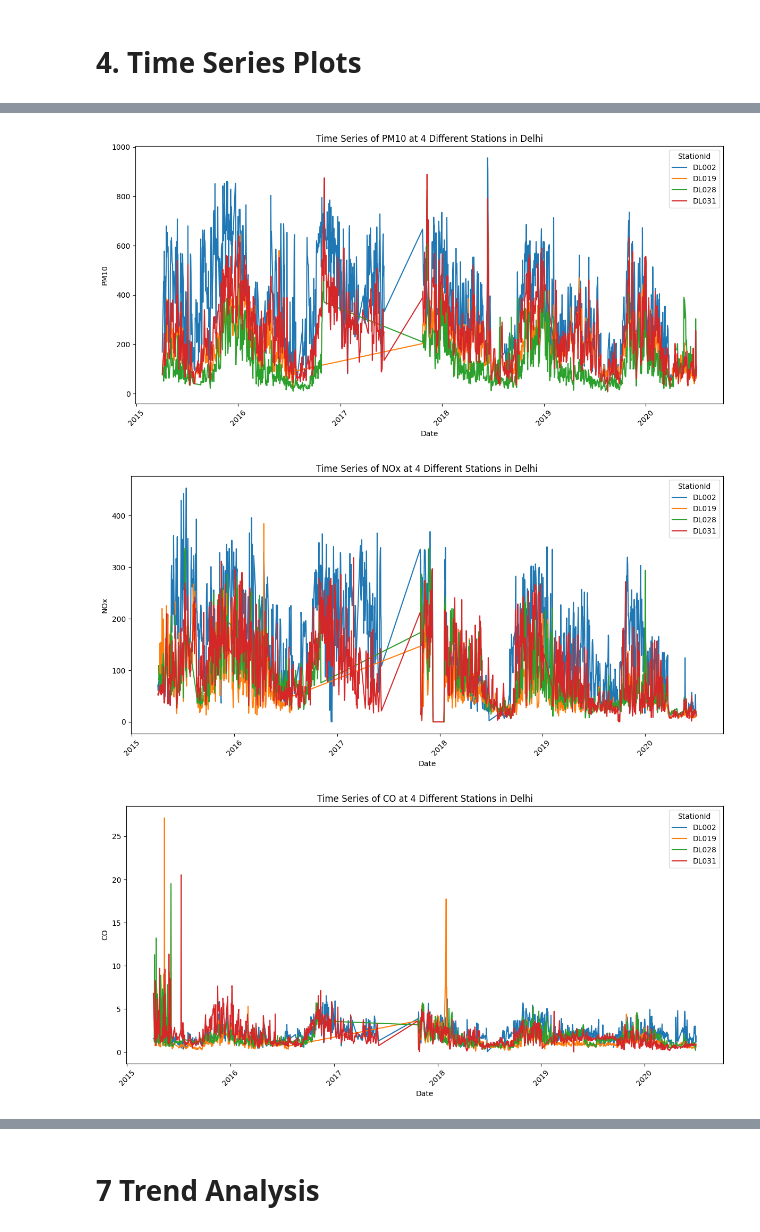
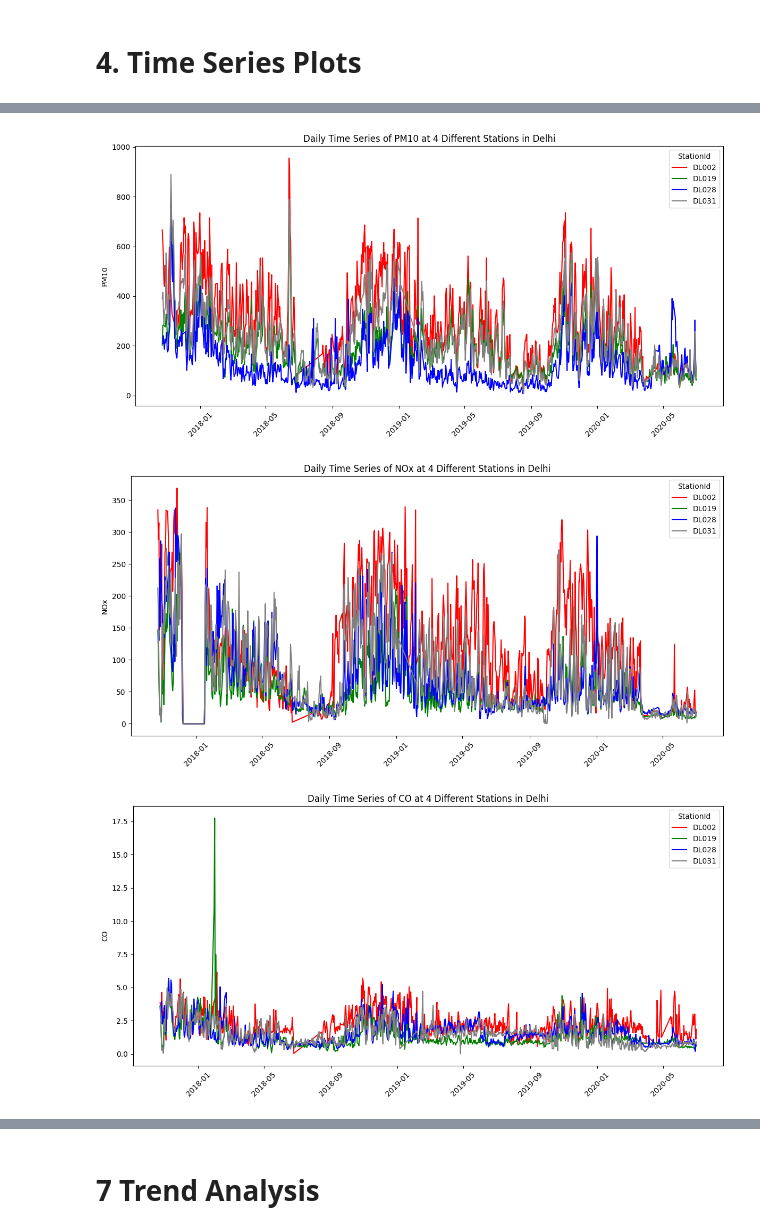
Before and after one commit to oliveira-da-silva-patrick/Workshop1-Project1-AirQualityInIndia, a Jupyter notebook: main.ipynb, the cells around one changed output, grey strips where cells are left out. Saved outputs shown, nothing was run; the diff lists cells and outputs as text; code cells hidden in the pictures.

Commit message:
added time series plots

```diff
--- a/main.ipynb
+++ b/main.ipynb
@@ -89,12 +89,14 @@ selected_stations = ['DL031', 'DL002', 'DL028', 'DL019']
 df = df.filter(
     pl.col('StationId').is_in(selected_stations)
 )
+
+df = df.filter(pl.col("Date") >= pl.lit("2017-10-01").cast(pl.Date))
 # %%
 # List of air quality parameters to plot
-parameters = ['PM2.5', 'PM10', 'NOx', 'CO', 'SO2', 'O3']
+air_metrics = ['PM2.5', 'PM10', 'NOx', 'CO', 'SO2', 'O3']
 # %%
 # Loop through each parameter and plot
-for parameter in parameters:
+for air_metric in air_metrics:
     # Initialize the figure for each parameter
     plt.figure(figsize=(12, 6))
 
@@ -102,14 +104,15 @@ for parameter in parameters:
     sns.lineplot(
         data=df,
         x='Date',
-        y=parameter,
-        hue='StationId'
+        y=air_metric,
+        hue='StationId',
+        palette = ['red', 'green', 'blue', 'grey']
     )
 
     # Set plot title and labels
-    plt.title(f'Time Series of {parameter} at 4 Different Stations in Delhi')
-    plt.ylabel(parameter)
-    plt.xlabel("Date")
+    plt.title(f'Daily Time Series of {air_metric} at 4 Different Stations in Delhi')
+    plt.ylabel(air_metric)
+    plt.xlabel("")
 
     # Rotate the x-axis labels for better readability
     plt.xticks(rotation=45)
@@ -124,3 +127,3 @@ for parameter in parameters:
-[figure, old version]
+[figure, new version]
-[figure, old version]
+[figure, new version]
-[figure, old version]
+[figure, new version]
```
Also changed, not shown: parts of 7 cells of this notebook, 2 other files.
